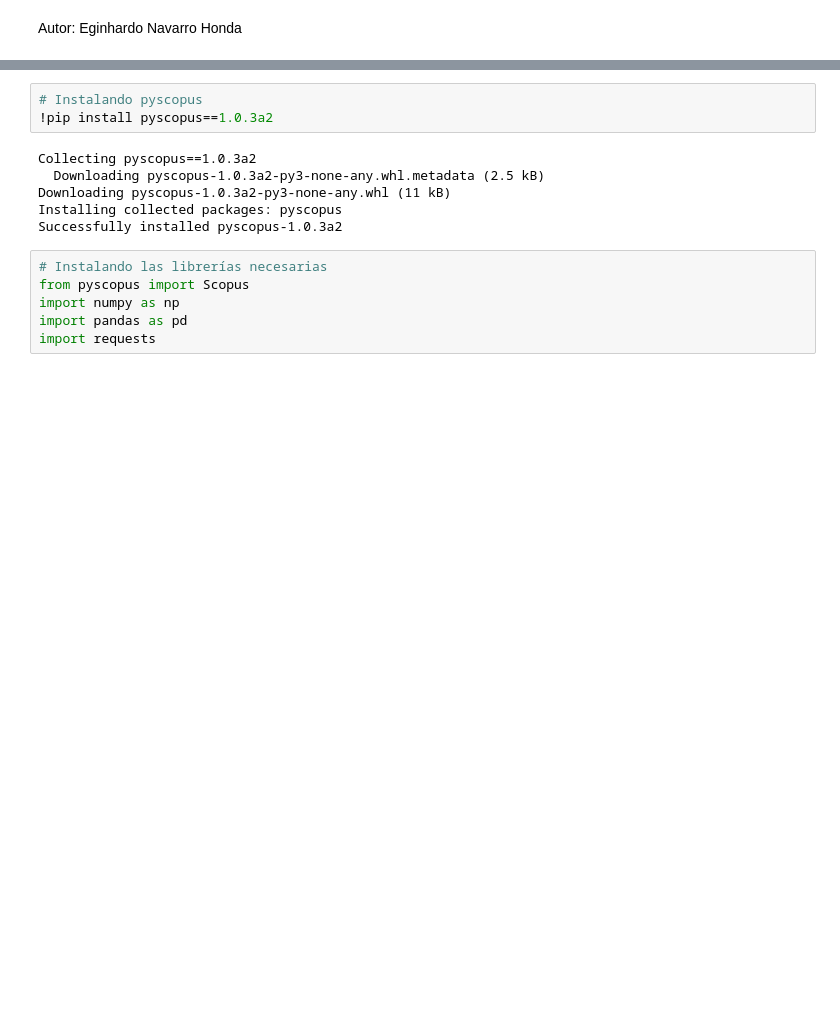
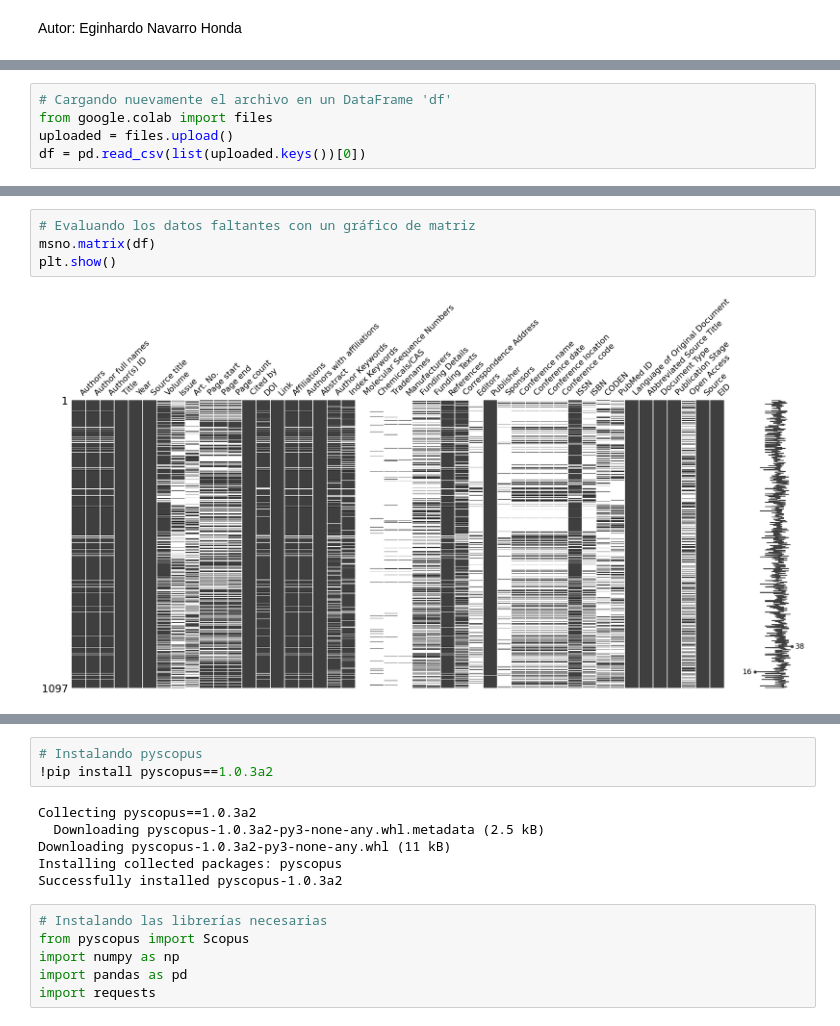
Before and after one commit to EHN8829/DUPD_PARCIAL, a Jupyter notebook: Pregunta2_Consultas_en_SCOPUS_API.ipynb, the cells around one changed output, grey strips where cells are left out. Cells and saved outputs as stored; diff of their text form; blank space fills up the shorter version.

```diff
--- a/Pregunta2_Consultas_en_SCOPUS_API.ipynb
+++ b/Pregunta2_Consultas_en_SCOPUS_API.ipynb
@@ -4,0 +72,5 @@ Autor: Eginhardo Navarro Honda
+# %%
+# Cargando nuevamente el archivo en un DataFrame 'df'
+from google.colab import files
+uploaded = files.upload()
+df = pd.read_csv(list(uploaded.keys())[0])
@@ -4,0 +80,6 @@ Autor: Eginhardo Navarro Honda
+# %%
+# Evaluando los datos faltantes con un gráfico de matriz
+msno.matrix(df)
+plt.show()
+# %% [output]
+[figure, added]
```
Also changed, not shown: parts of 11 cells of this notebook.
